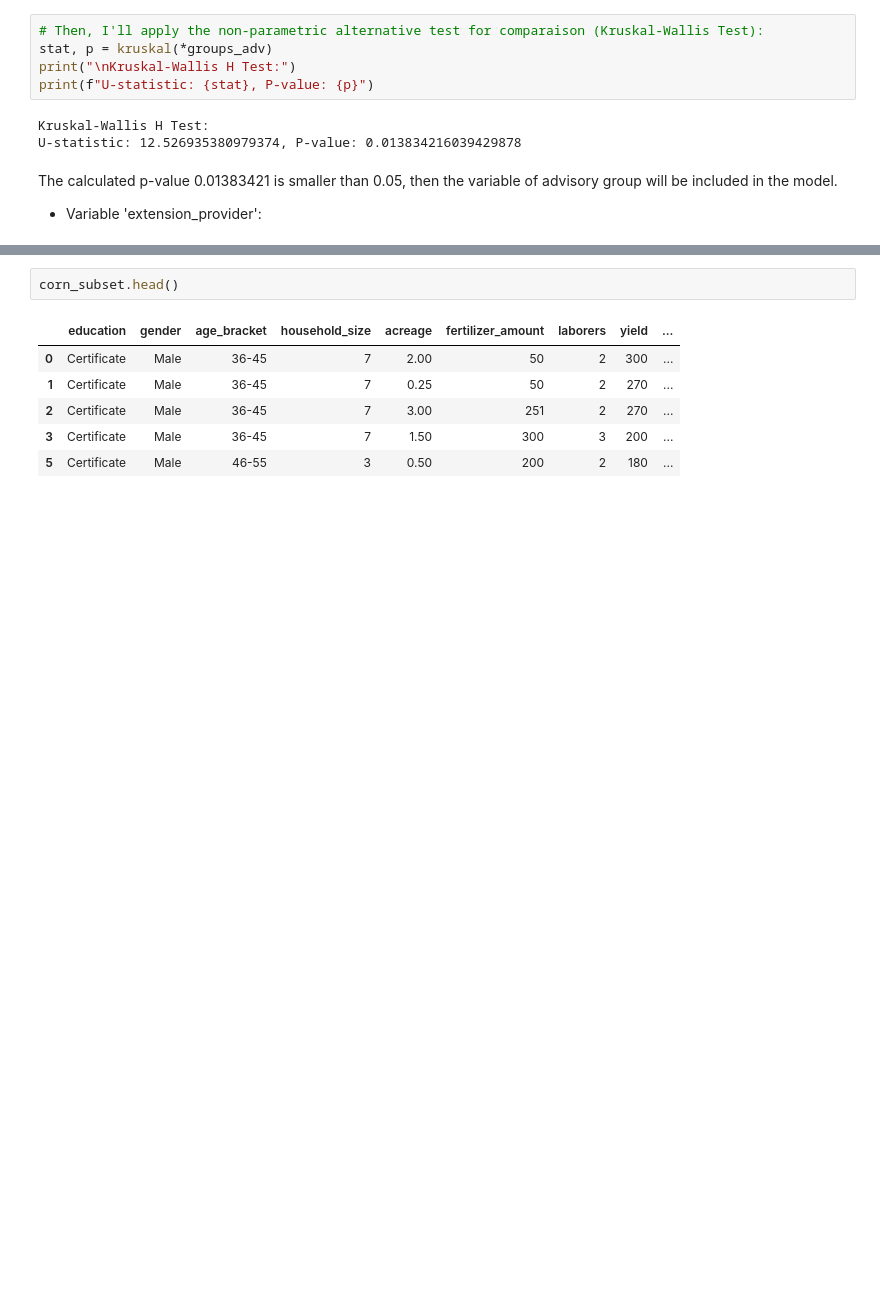
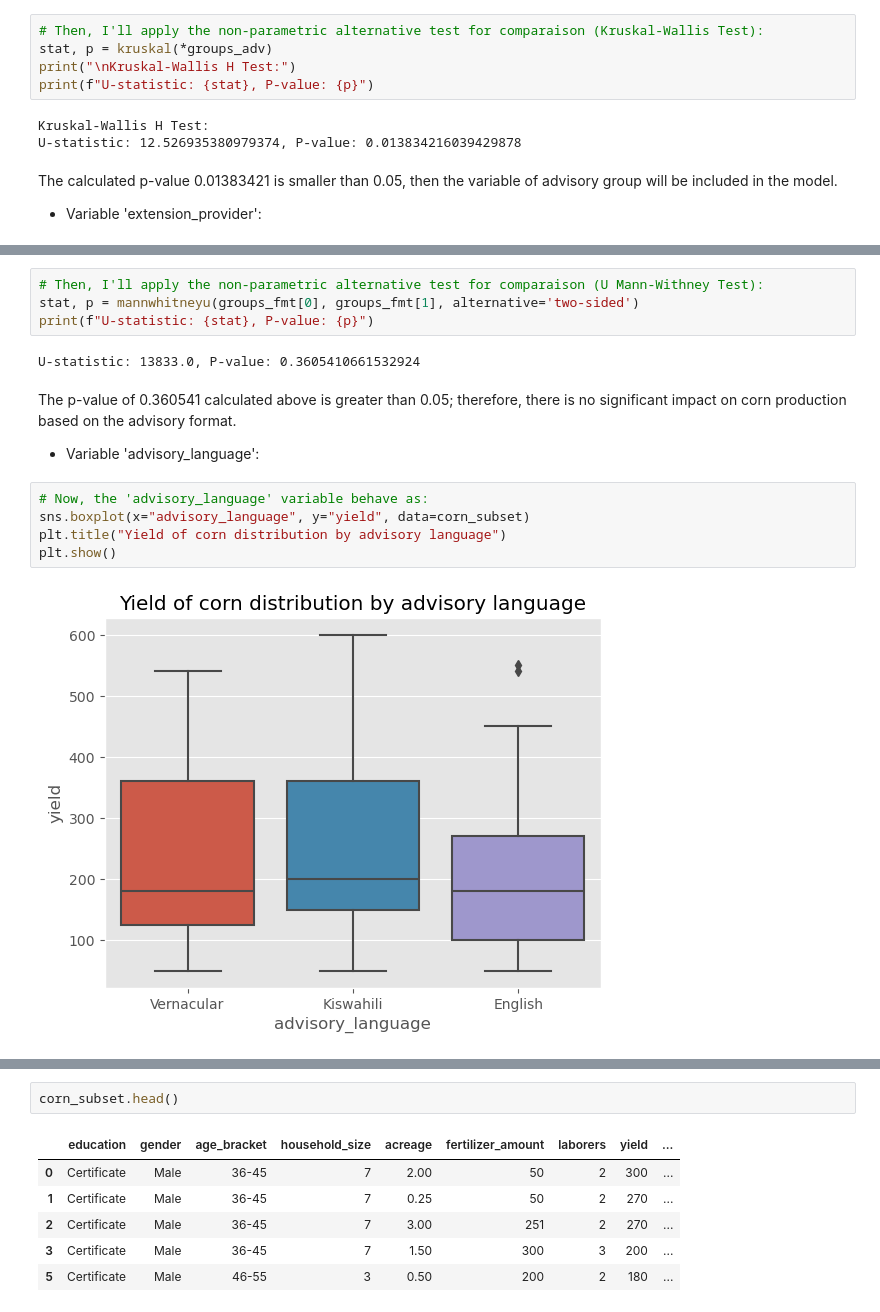
Before and after one commit to bizzaccelerator/midterm-project-mlzoomcamp, a Jupyter notebook: notebook.ipynb, the cells around one changed output, grey strips where cells are left out. Cells and saved outputs as stored; diff of their text form; blank space fills up the shorter version.

```diff
--- a/notebook.ipynb
+++ b/notebook.ipynb
@@ -735,0 +827,17 @@ The calculated p-value 0.01383421 is smaller than 0.05, then the variable of adv
+# %%
+# Then, I'll apply the non-parametric alternative test for comparaison (U Mann-Withney Test):
+stat, p = mannwhitneyu(groups_fmt[0], groups_fmt[1], alternative='two-sided')
+print(f"U-statistic: {stat}, P-value: {p}")
+# %% [output]
+U-statistic: 13833.0, P-value: 0.3605410661532924
+# %% [markdown]
+The p-value of 0.360541 calculated above is greater than 0.05; therefore, there is no significant impact on corn production based on the advisory format.
+
+- Variable 'advisory_language':
+# %%
+# Now, the 'advisory_language' variable behave as:
+sns.boxplot(x="advisory_language", y="yield", data=corn_subset)
+plt.title("Yield of corn distribution by advisory language")
+plt.show()
+# %% [output]
+[figure, added]
```
Also changed, not shown: parts of 14 cells of this notebook.
